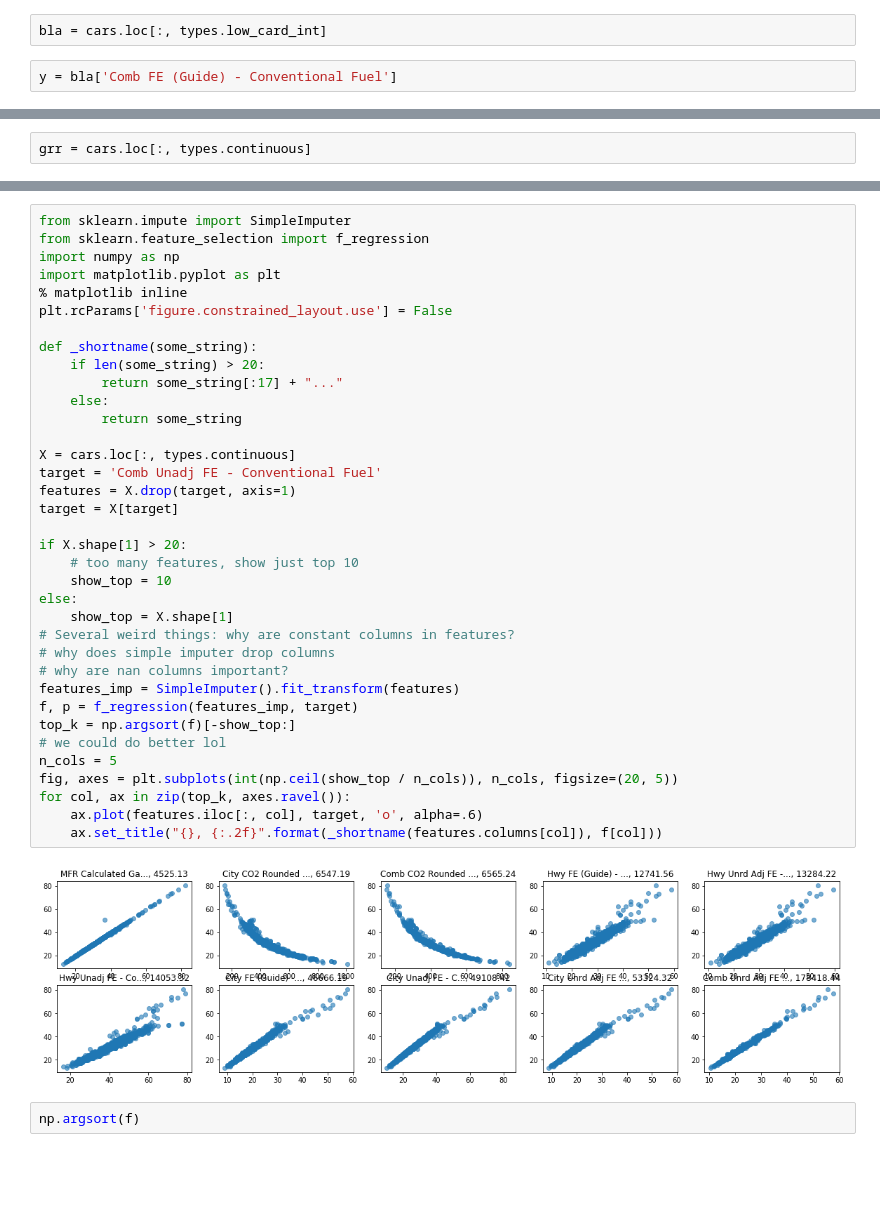
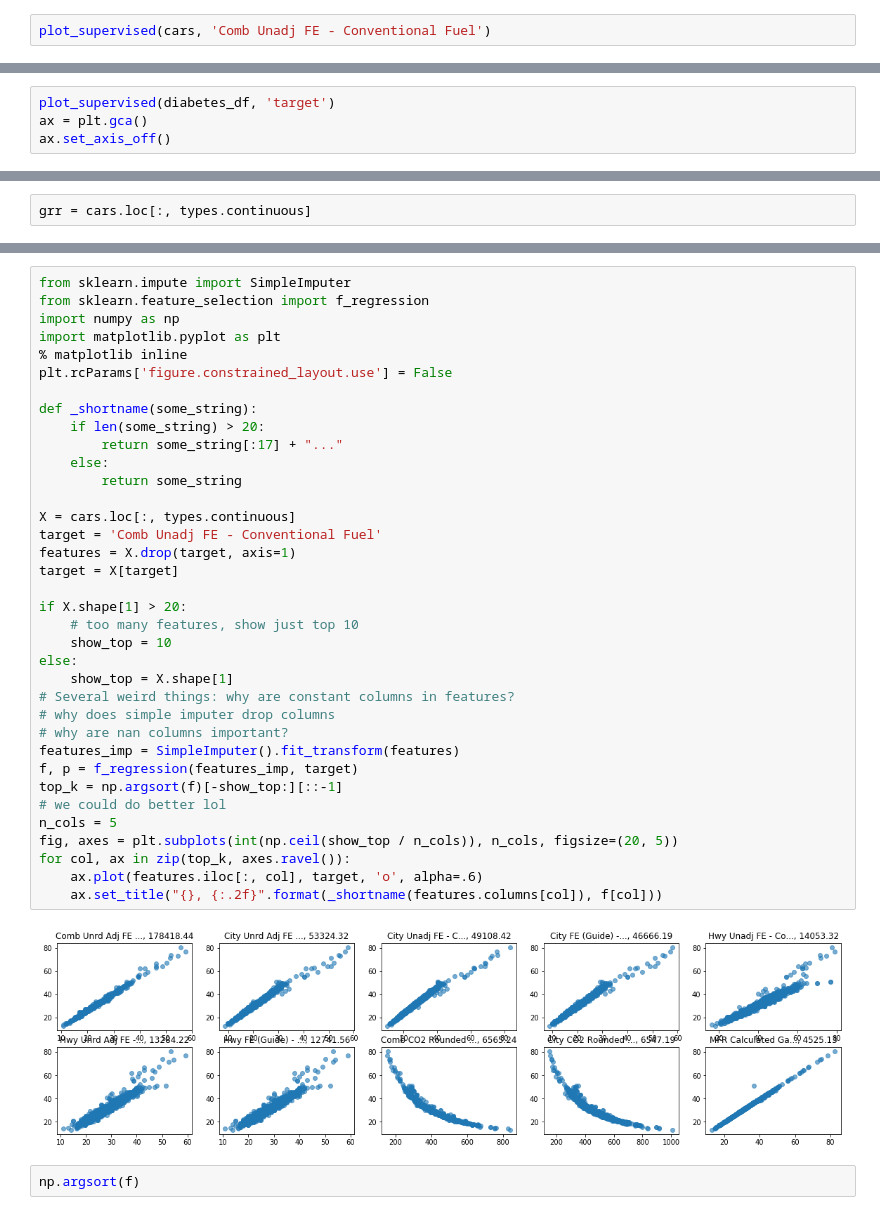
Before and after one commit to dabl/dabl, a Jupyter notebook: testing.ipynb, the cells around one changed output, grey strips where cells are left out. Drawn from its saved outputs; the diff is of its cells as text; blank space fills up the shorter version.

Commit message:
polish continuous regression plots

```diff
--- a/testing.ipynb
+++ b/testing.ipynb
@@ -45,4 +27,2 @@ Index(['Carline', 'Eng Displ', 'City Unadj FE - Conventional Fuel',
-# %%
-bla = cars.loc[:, types.low_card_int]
 # %%
-y = bla['Comb FE (Guide) - Conventional Fuel']
+plot_supervised(cars, 'Comb Unadj FE - Conventional Fuel')
@@ -55,0 +75,4 @@ poi.dist.
+# %%
+plot_supervised(diabetes_df, 'target')
+ax = plt.gca()
+ax.set_axis_off()
@@ -227,35 +253,35 @@ import matplotlib.pyplot as plt
 plt.rcParams['figure.constrained_layout.use'] = False
 
 def _shortname(some_string):
     if len(some_string) > 20:
         return some_string[:17] + "..."
     else:
         return some_string
 
 X = cars.loc[:, types.continuous]
 target = 'Comb Unadj FE - Conventional Fuel'
 features = X.drop(target, axis=1)
 target = X[target]
 
 if X.shape[1] > 20:
     # too many features, show just top 10
     show_top = 10
 else:
     show_top = X.shape[1]
 # Several weird things: why are constant columns in features?
 # why does simple imputer drop columns
 # why are nan columns important?
 features_imp = SimpleImputer().fit_transform(features)
 f, p = f_regression(features_imp, target)
-top_k = np.argsort(f)[-show_top:]
+top_k = np.argsort(f)[-show_top:][::-1]
 # we could do better lol
 n_cols = 5
 fig, axes = plt.subplots(int(np.ceil(show_top / n_cols)), n_cols, figsize=(20, 5))
 for col, ax in zip(top_k, axes.ravel()):
     ax.plot(features.iloc[:, col], target, 'o', alpha=.6)
     ax.set_title("{}, {:.2f}".format(_shortname(features.columns[col]), f[col]))
 # %% [output]
-[figure, old version]
+[figure, new version]
 # %%
 np.argsort(f)
 # %% [output]
```
Also changed, not shown: parts of 13 cells of this notebook, 1 other file.
